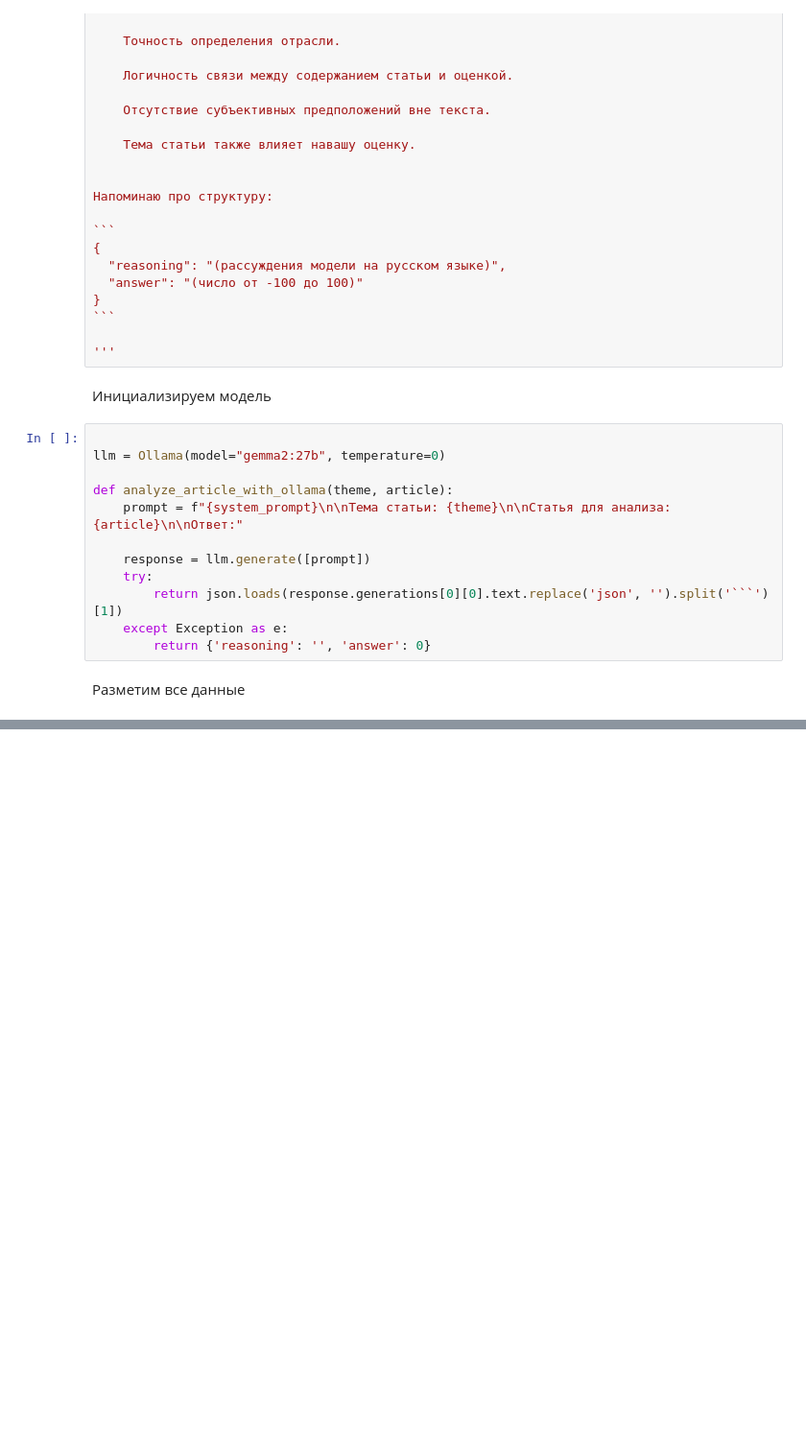
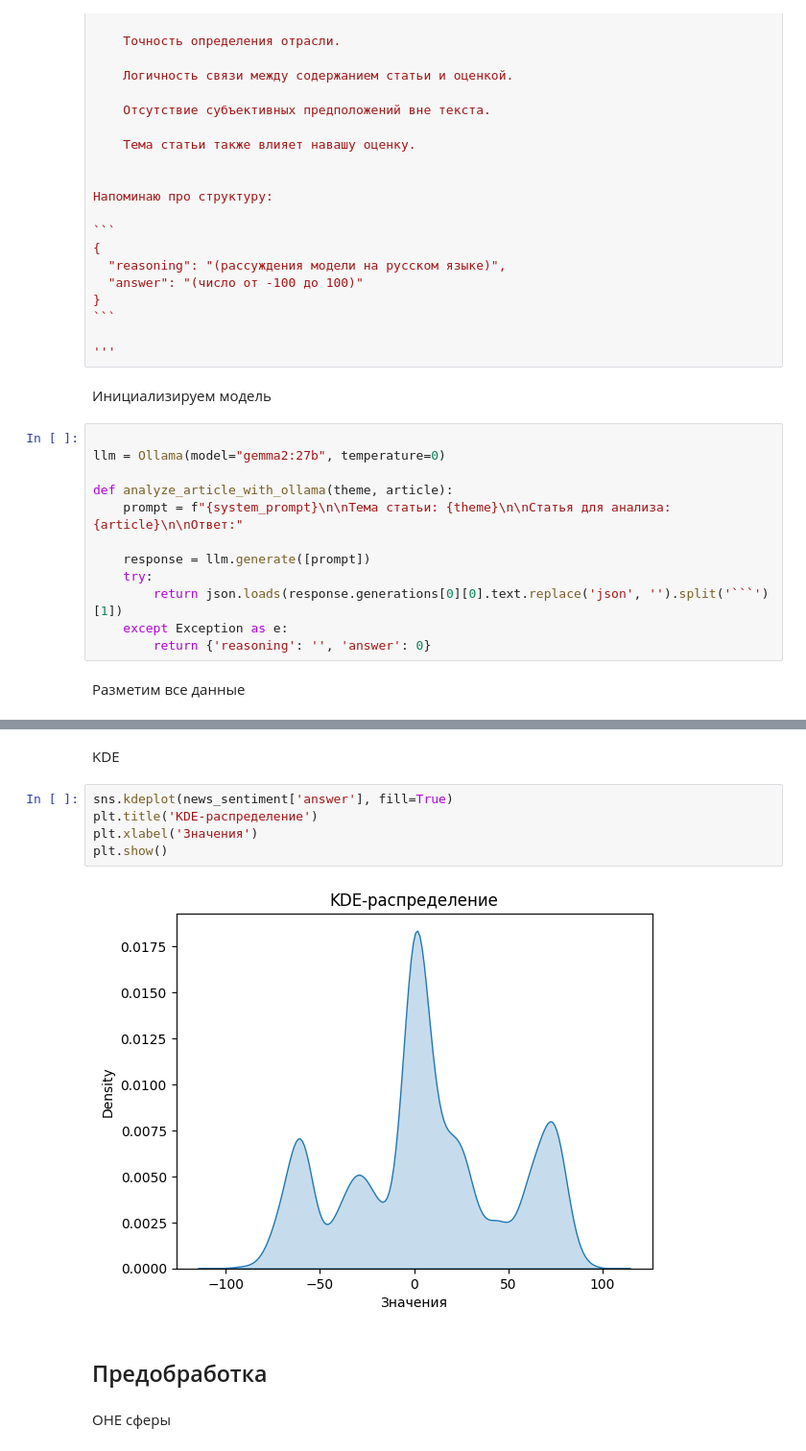
Before and after one commit to Rissochek/CodeCats, a Jupyter notebook: research/research_sentiment.ipynb, the cells around one changed output, grey strips where cells are left out. Shown at 96% size. Cells and saved outputs as stored; diff of their text form; blank space fills up the shorter version.

```diff
--- a/research/research_sentiment.ipynb
+++ b/research/research_sentiment.ipynb
@@ -585,0 +650,13 @@ m
+# %% [markdown]
+KDE
+# %%
+sns.kdeplot(news_sentiment['answer'], fill=True)
+plt.title('KDE-распределение')
+plt.xlabel('Значения')
+plt.show()
+# %% [output]
+[figure, added]
+# %% [markdown]
+## Предобработка
+# %% [markdown]
+OHE сферы
```
Also changed, not shown: parts of 34 cells of this notebook, 9 other files.
